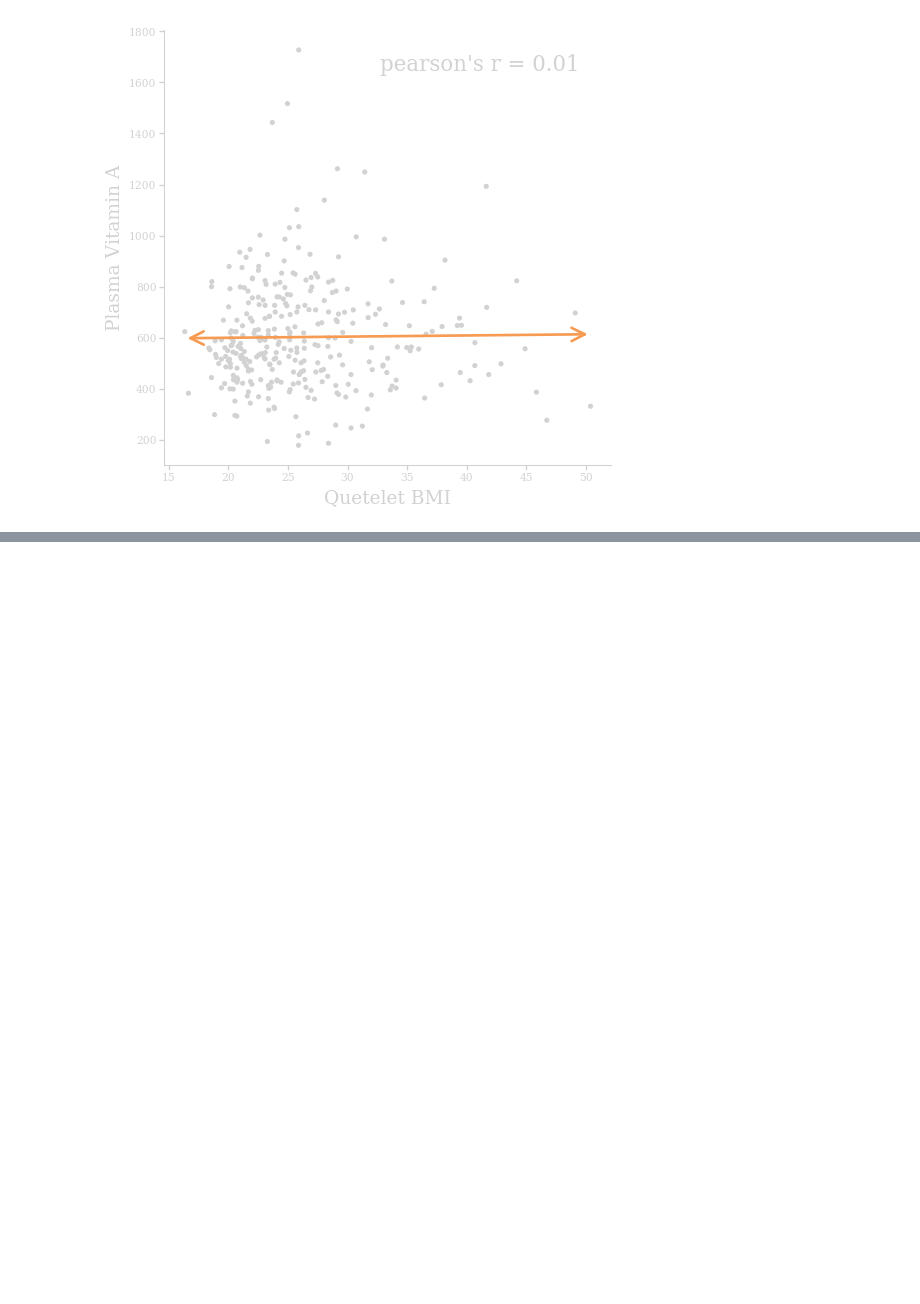
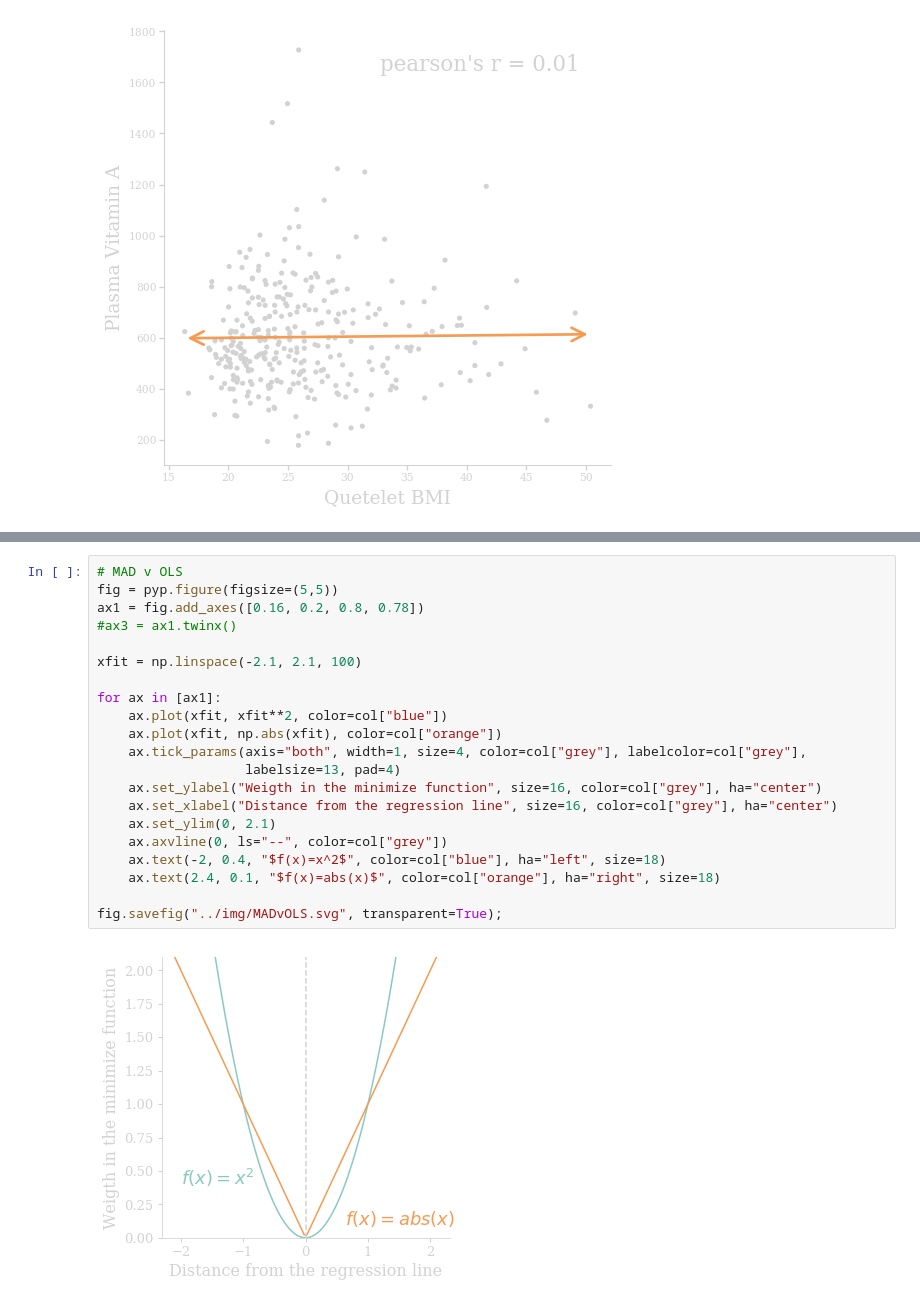
Before and after one commit to Khlick/LS40-Lectures, a Jupyter notebook: lib/_notebooks/Correlation and Regression.ipynb, the cells around one changed output, grey strips where cells are left out. Drawn from its saved outputs; the diff is of its cells as text; blank space fills up the shorter version.

```diff
--- a/lib/_notebooks/Correlation and Regression.ipynb
+++ b/lib/_notebooks/Correlation and Regression.ipynb
@@ -240,0 +414,23 @@ fig.savefig('../img/vitAvsBMI-cor-simple.svg', transparent=True);
+# %%
+# MAD v OLS
+fig = pyp.figure(figsize=(5,5))
+ax1 = fig.add_axes([0.16, 0.2, 0.8, 0.78])
+#ax3 = ax1.twinx()
+
+xfit = np.linspace(-2.1, 2.1, 100)
+
+for ax in [ax1]:
+    ax.plot(xfit, xfit**2, color=col["blue"])
+    ax.plot(xfit, np.abs(xfit), color=col["orange"])
+    ax.tick_params(axis="both", width=1, size=4, color=col["grey"], labelcolor=col["grey"],
+                   labelsize=13, pad=4)
+    ax.set_ylabel("Weigth in the minimize function", size=16, color=col["grey"], ha="center")
+    ax.set_xlabel("Distance from the regression line", size=16, color=col["grey"], ha="center")
+    ax.set_ylim(0, 2.1)
+    ax.axvline(0, ls="--", color=col["grey"])
+    ax.text(-2, 0.4, "$f(x)=x^2$", color=col["blue"], ha="left", size=18)
+    ax.text(2.4, 0.1, "$f(x)=abs(x)$", color=col["orange"], ha="right", size=18)
+
+fig.savefig("../img/MADvOLS.svg", transparent=True);
+# %% [output]
+[figure, added]
```
Also changed, not shown: parts of 4 cells of this notebook, 24 other files.
